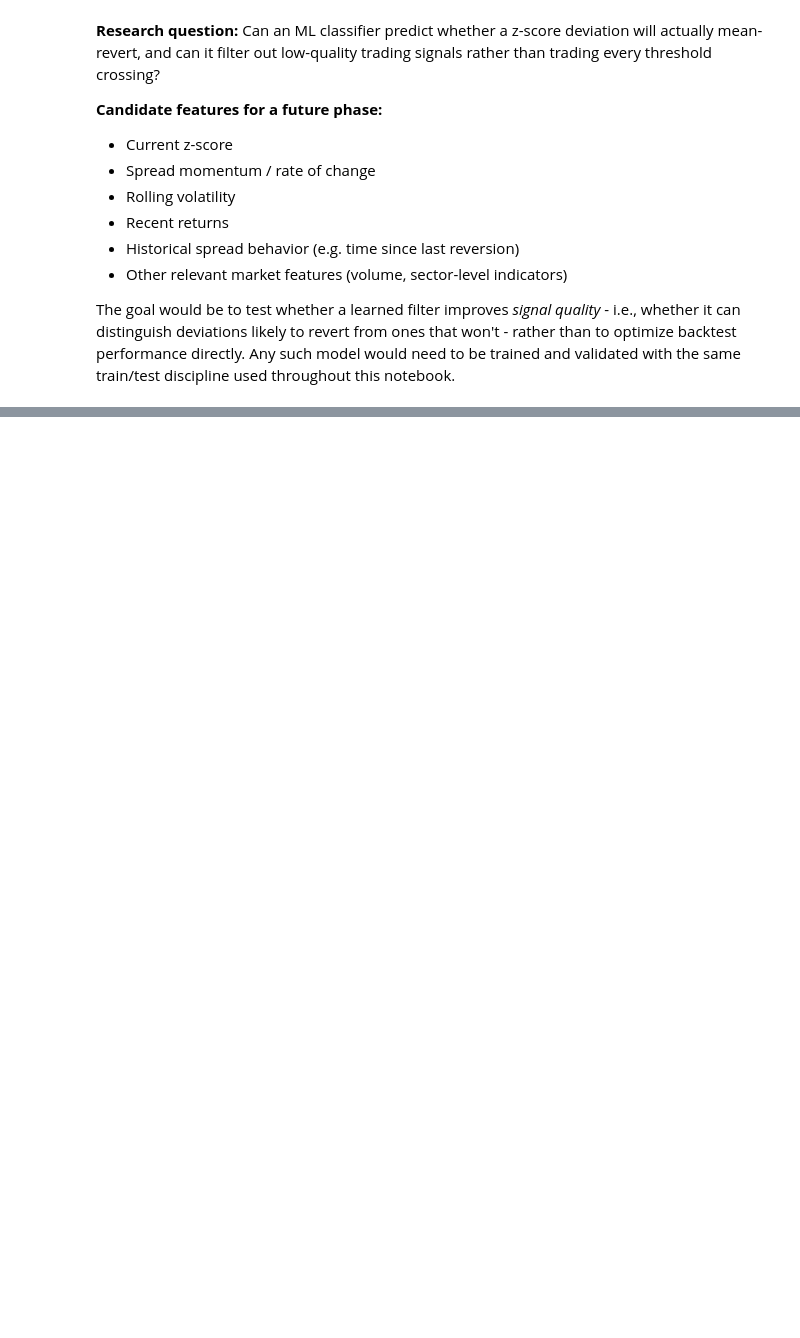
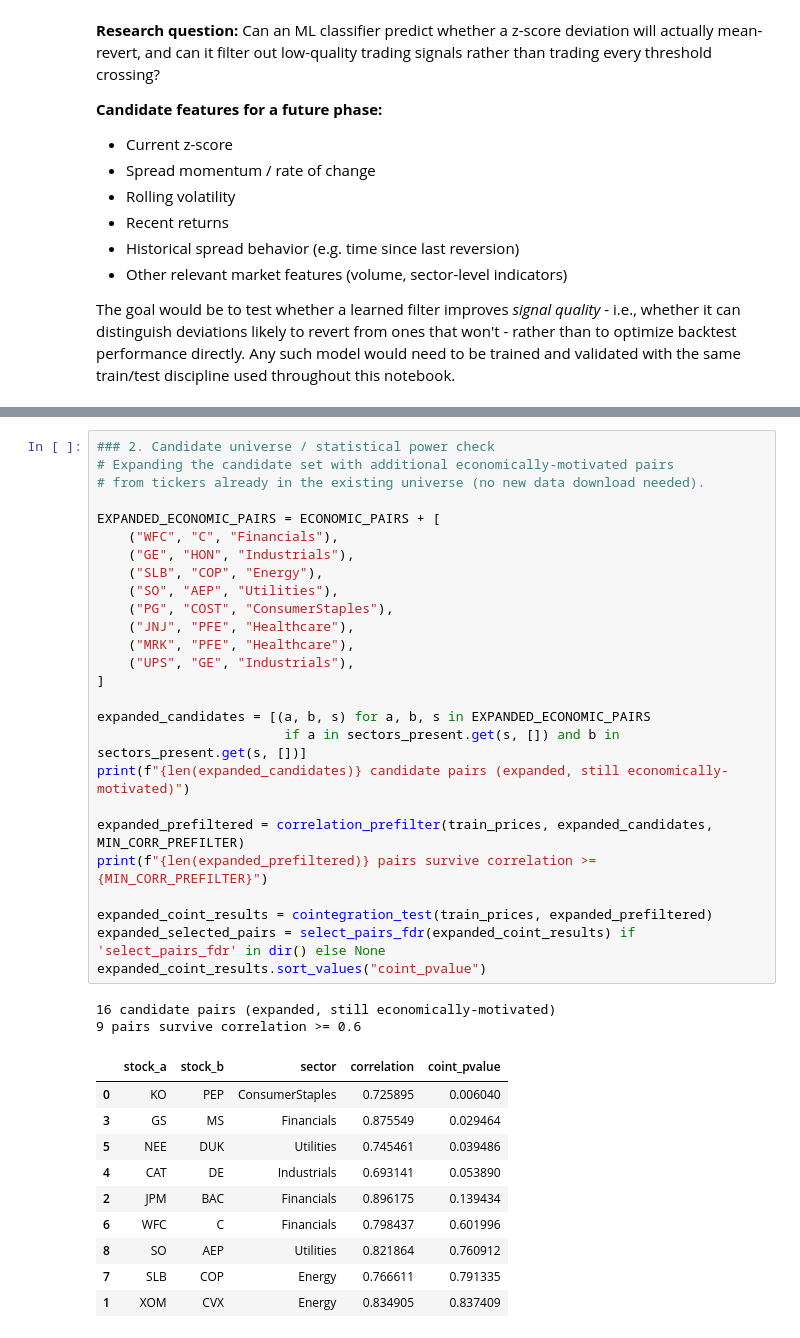
Before and after one commit to Rsingh1010/mean-reversion-pairs-trading, a Jupyter notebook: notebooks/mean_reversion_trading_system.ipynb, the cells around one changed output, grey strips where cells are left out. Saved outputs shown, nothing was run; the diff lists cells and outputs as text; blank space fills up the shorter version.

```diff
--- a/notebooks/mean_reversion_trading_system.ipynb
+++ b/notebooks/mean_reversion_trading_system.ipynb
@@ -569,0 +629,39 @@ same train/test discipline used throughout this notebook.
+# %%
+### 2. Candidate universe / statistical power check
+# Expanding the candidate set with additional economically-motivated pairs
+# from tickers already in the existing universe (no new data download needed).
+
+EXPANDED_ECONOMIC_PAIRS = ECONOMIC_PAIRS + [
+    ("WFC", "C", "Financials"),
+    ("GE", "HON", "Industrials"),
+    ("SLB", "COP", "Energy"),
+    ("SO", "AEP", "Utilities"),
+    ("PG", "COST", "ConsumerStaples"),
+    ("JNJ", "PFE", "Healthcare"),
+    ("MRK", "PFE", "Healthcare"),
+    ("UPS", "GE", "Industrials"),
+]
+
+expanded_candidates = [(a, b, s) for a, b, s in EXPANDED_ECONOMIC_PAIRS
+                        if a in sectors_present.get(s, []) and b in sectors_present.get(s, [])]
+print(f"{len(expanded_candidates)} candidate pairs (expanded, still economically-motivated)")
+
+expanded_prefiltered = correlation_prefilter(train_prices, expanded_candidates, MIN_CORR_PREFILTER)
+print(f"{len(expanded_prefiltered)} pairs survive correlation >= {MIN_CORR_PREFILTER}")
+
+expanded_coint_results = cointegration_test(train_prices, expanded_prefiltered)
+expanded_selected_pairs = select_pairs_fdr(expanded_coint_results) if 'select_pairs_fdr' in dir() else None
+expanded_coint_results.sort_values("coint_pvalue")
+# %% [output]
+16 candidate pairs (expanded, still economically-motivated)
+9 pairs survive correlation >= 0.6
+|  | stock_a | stock_b | sector | correlation | coint_pvalue |
+| 0 | KO | PEP | ConsumerStaples | 0.725895 | 0.006040 |
+| 3 | GS | MS | Financials | 0.875549 | 0.029464 |
+| 5 | NEE | DUK | Utilities | 0.745461 | 0.039486 |
+| 4 | CAT | DE | Industrials | 0.693141 | 0.053890 |
+| 2 | JPM | BAC | Financials | 0.896175 | 0.139434 |
+| 6 | WFC | C | Financials | 0.798437 | 0.601996 |
+| 8 | SO | AEP | Utilities | 0.821864 | 0.760912 |
+| 7 | SLB | COP | Energy | 0.766611 | 0.791335 |
+| 1 | XOM | CVX | Energy | 0.834905 | 0.837409 |
```
Also changed, not shown: parts of 7 cells of this notebook.
